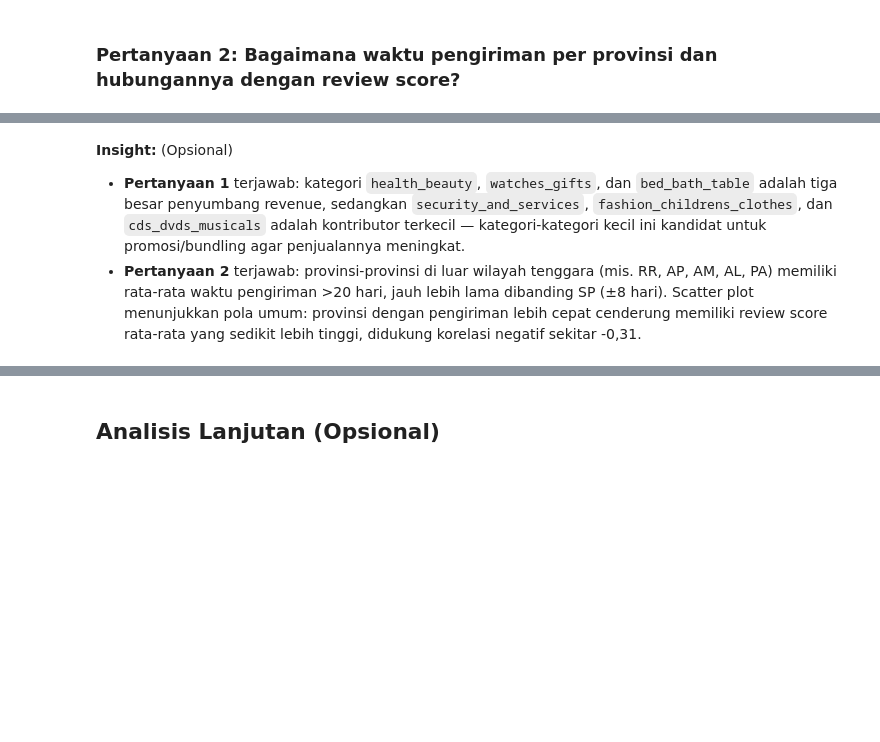
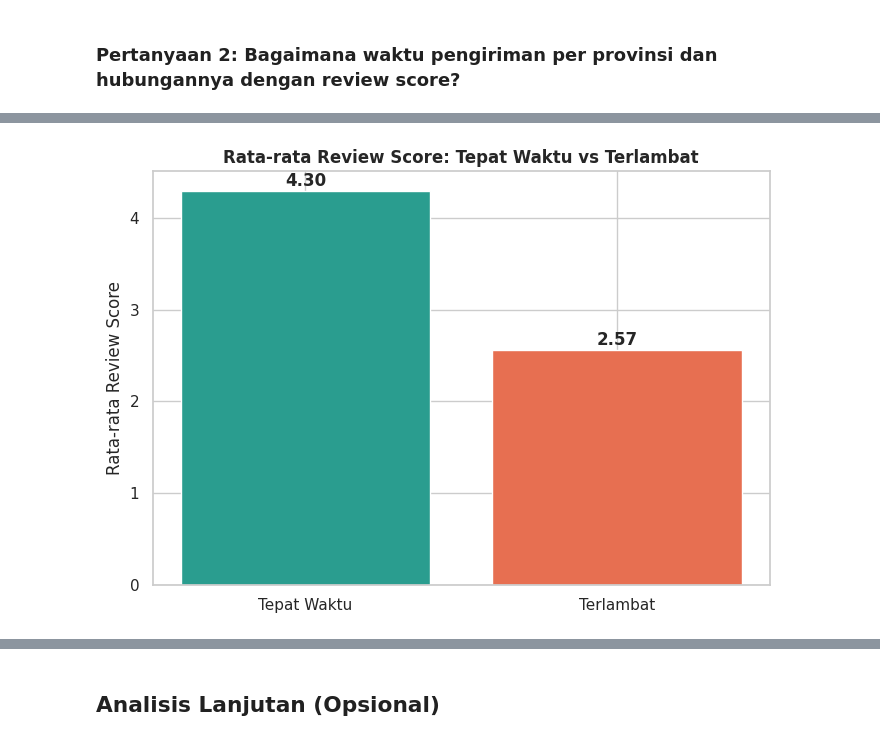
Before and after one commit to fadli-nr/analisis-data, a Jupyter notebook: notebook.ipynb, the cells around one changed output, grey strips where cells are left out. Saved outputs shown, nothing was run; the diff lists cells and outputs as text; code cells hidden in the pictures; blank space fills up the shorter version.

```diff
--- a/notebook.ipynb
+++ b/notebook.ipynb
@@ -370,0 +389,10 @@ Korelasi rata-rata waktu pengiriman vs rata-rata review score antar provinsi: -0
+# %%
+delivered_orders["is_late"] = (
+    delivered_orders["order_delivered_customer_date"] > delivered_orders["order_estimated_delivery_date"]
+)
+late_pct = delivered_orders["is_late"].mean() * 100
+review_by_late = delivered_orders.groupby("is_late")["review_score"].mean()
+
+print(f"Persentase order yang diterima melewati estimasi (terlambat): {late_pct:.2f}%")
+print("\nRata-rata review score berdasarkan status keterlambatan:")
+print(review_by_late.round(2))
@@ -421,4 +462,14 @@ plt.show()
-# %% [markdown]
-**Insight:** (Opsional)
-- **Pertanyaan 1** terjawab: kategori `health_beauty`, `watches_gifts`, dan `bed_bath_table` adalah tiga besar penyumbang revenue, sedangkan `security_and_services`, `fashion_childrens_clothes`, dan `cds_dvds_musicals` adalah kontributor terkecil — kategori-kategori kecil ini kandidat untuk promosi/bundling agar penjualannya meningkat.
-- **Pertanyaan 2** terjawab: provinsi-provinsi di luar wilayah tenggara (mis. RR, AP, AM, AL, PA) memiliki rata-rata waktu pengiriman >20 hari, jauh lebih lama dibanding SP (±8 hari). Scatter plot menunjukkan pola umum: provinsi dengan pengiriman lebih cepat cenderung memiliki review score rata-rata yang sedikit lebih tinggi, didukung korelasi negatif sekitar -0,31.
+# %%
+fig, ax = plt.subplots(figsize=(7, 5))
+colors_late = [COLOR_LOW, COLOR_HIGH]  # False=tepat waktu, True=terlambat -> urutkan index dulu
+review_by_late_sorted = review_by_late.sort_index()  # False, True
+labels = ["Tepat Waktu", "Terlambat"]
+ax.bar(labels, review_by_late_sorted.values, color=[COLOR_HIGH, COLOR_LOW])
+ax.set_title("Rata-rata Review Score: Tepat Waktu vs Terlambat", fontweight="bold")
+ax.set_ylabel("Rata-rata Review Score")
+for i, v in enumerate(review_by_late_sorted.values):
+    ax.text(i, v + 0.05, f"{v:.2f}", ha="center", fontweight="bold")
+plt.tight_layout()
+plt.show()
+# %% [output]
+[figure, added]
```
Also changed, not shown: parts of 26 cells of this notebook.
